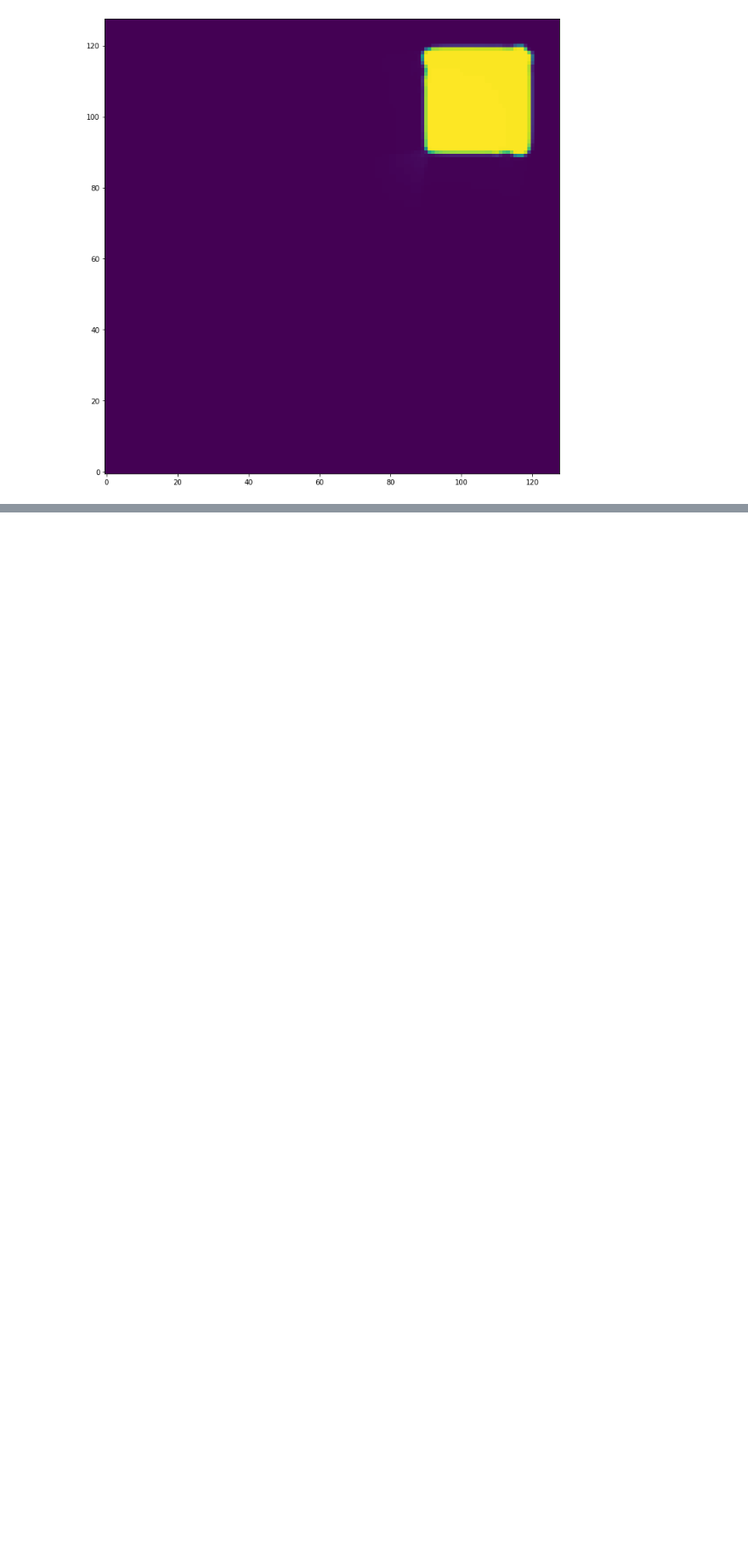
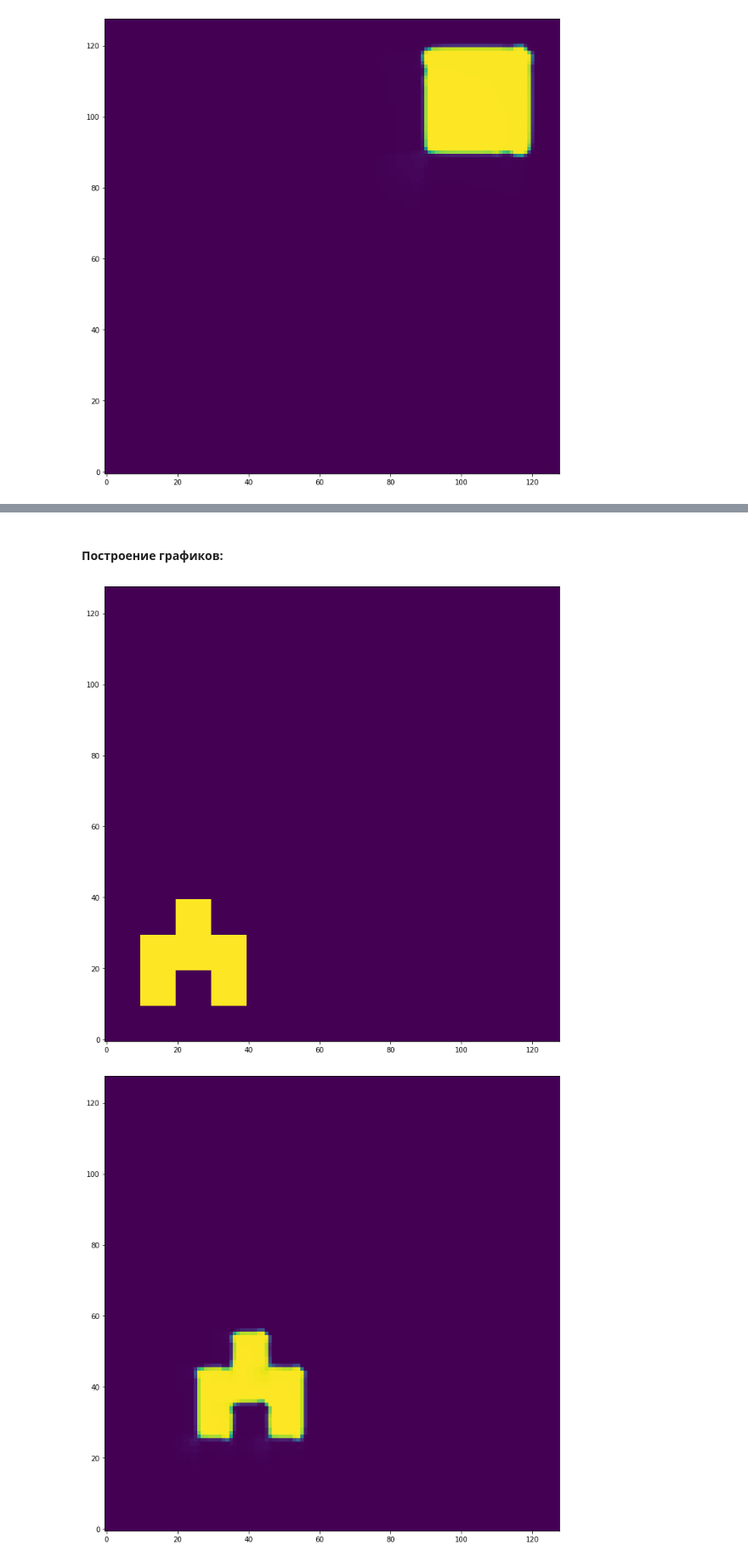
Before and after one commit to GSench/DigitalGeometry, a Jupyter notebook: Programs/DGVisualization/JupyterResearch/TransportEquation2DVisualizer.ipynb, the cells around one changed output, grey strips where cells are left out. Shown at 85% size. Drawn from its saved outputs; the diff is of its cells as text; code cells hidden in the pictures; blank space fills up the shorter version.

Commit message:
Tests optimization

```diff
--- a/Programs/DGVisualization/JupyterResearch/TransportEquation2DVisualizer.ipynb
+++ b/Programs/DGVisualization/JupyterResearch/TransportEquation2DVisualizer.ipynb
@@ -49,6 +94,6 @@ calcResPath = downDir(Calculation2DResultsPath, title+".txt")
 plotOutPath = downDir(Plot2DOutputPath, title)
 # %%
-cellCountX, cellCountY, dx, NTimeSteps, realNTimeSteps, dt, frames = read2DOutput(calcResPath)
+cellCountX, cellCountY, dx, NTimeSteps, realNTimeSteps, dt, frames = read2DOutput(downDir(calcResPath, "area_128x128_t_400.txt"))
 # %%
 print("cellCountX: ", cellCountX)
 print("cellCountY: ", cellCountY)
@@ -76,8 +115,6 @@ def lowValueHighlighter(f):
 # %%
 for t in range(0, len(frames), 10):
-    fig = plt.figure(figsize=(12, 12))
-    plt.imshow(frames[t], origin='lower')
-    plt.savefig(downDir(plotOutPath, title+"_t"+str(t)+".png"))
+    plotArea2D(frames[t], title+"_t"+str(t))
 # %% [output]
 [figure]
 [figure]
@@ -135,0 +143,6 @@ Animation fps:  4.0
+# %%
+title = "Solve2DWhiteBearMovementTest"
+calcResPath = downDir(Calculation2DResultsPath, title)
+plotOutPath = downDir(Plot2DOutputPath, title)
+# %%
+cellCountX, cellCountY, dx, NTimeSteps, realNTimeSteps, dt, frames = read2DOutput(downDir(calcResPath, "area_128x128_t_400.txt"))
@@ -135,0 +165,8 @@ Animation fps:  4.0
+# %% [markdown]
+#### Построение графиков:
+# %%
+for t in range(0, len(frames), 10):
+    plotArea2D(frames[t], title+"_t"+str(t))
+# %% [output]
+[figure, added]
+[figure, added]
```
Also changed, not shown: parts of 26 cells of this notebook, 17 other files.
